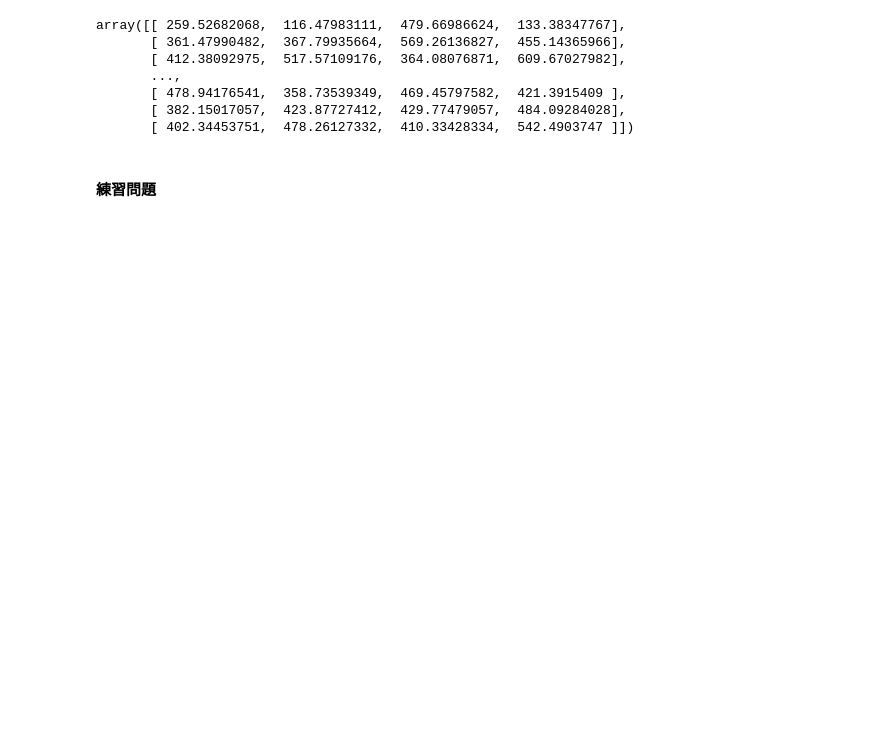
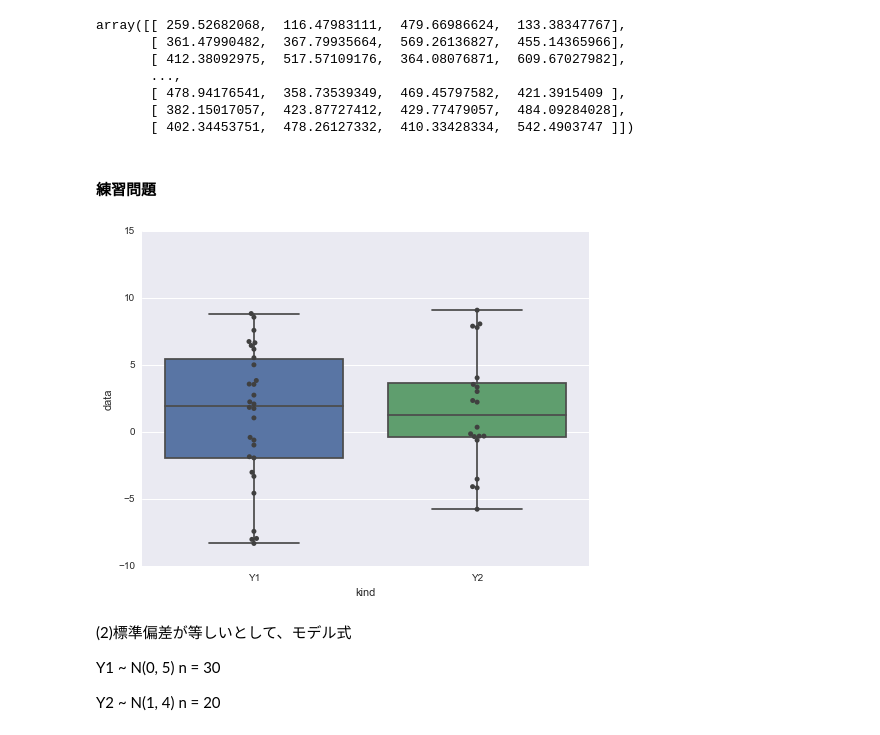
Before and after one commit to hmj/r-stan-stats-modeling-in-python, a Jupyter notebook: chap04/ohnishi/chapter4.ipynb, the cells around one changed output. Saved outputs shown, nothing was run; the diff lists cells and outputs as text; code cells hidden in the pictures; blank space fills up the shorter version.

```diff
--- a/chap04/ohnishi/chapter4.ipynb
+++ b/chap04/ohnishi/chapter4.ipynb
@@ -333,3 +332,25 @@ array([[ 259.52682068,  116.47983111,  479.66986624,  133.38347767],
        [ 402.34453751,  478.26127332,  410.33428334,  542.4903747 ]])
 # %% [markdown]
 #### 練習問題
+# %%
+N1 = 30
+N2 = 20
+Y1 = np.random.normal(0,5,N1)
+Y2 = np.random.normal(1,4,N2)
+kind = ["Y1"] * N1 + ["Y2"] * N2
+data = np.r_[Y1,Y2]
+dataframe = pd.DataFrame({"kind":kind, "data":data})
+# %%
+# (1) 各グループの値に差異が認められるか？
+# →Y2の方が分散だけでなく、平均値もY1と比べて小さくみえる。
+plt.figure(figsize=(8,6))
+ax = sns.boxplot(x="kind", y="data", data=dataframe)
+ax = sns.swarmplot(x="kind", y="data", data=dataframe, color=".25")
+# %% [output]
+[figure, added]
+# %% [markdown]
+(2)標準偏差が等しいとして、モデル式
+
+Y1 ~ N(0, 5) n = 30
+
+Y2 ~ N(1, 4) n = 20
```
Also changed, not shown: parts of 39 cells of this notebook, 5 other files.
